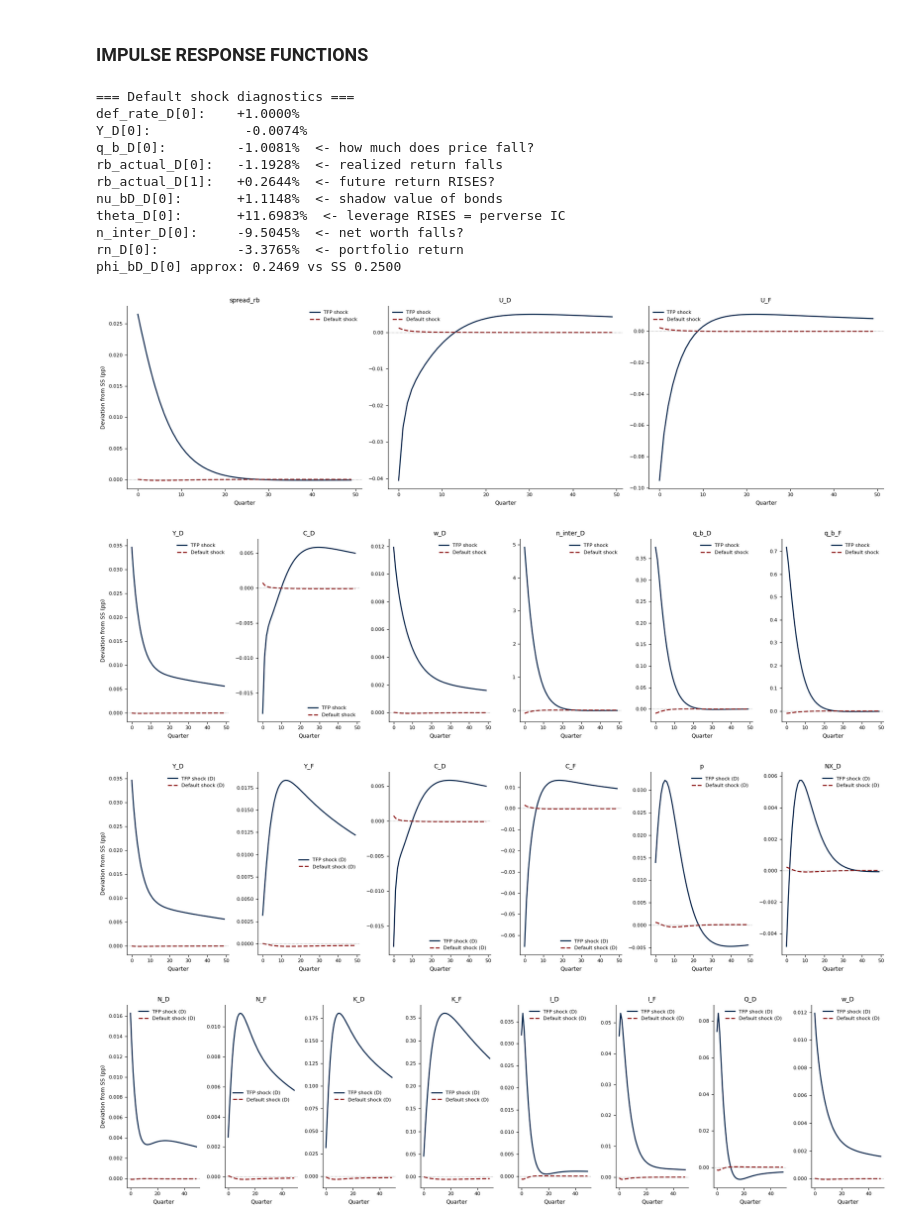
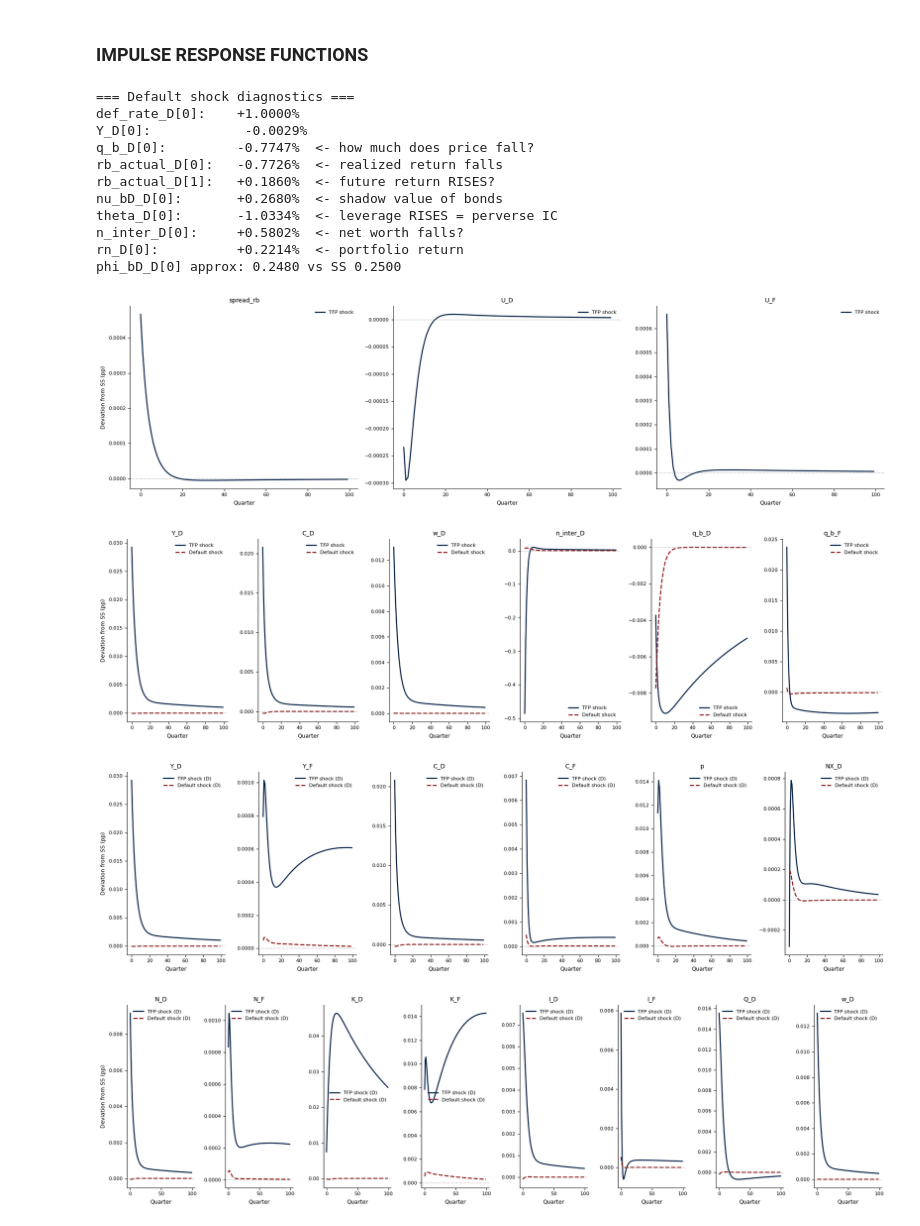
Before and after one commit to Daniel-Jensen/Quantitative_Model, a Jupyter notebook: model_v12.ipynb, the cells around one changed output. Saved outputs shown, nothing was run; the diff lists cells and outputs as text; code cells hidden in the pictures.

```diff
--- a/model_v12.ipynb
+++ b/model_v12.ipynb
@@ -31,18 +31,18 @@ calibration_start = {
 
     # ── Preferences ──────────────────────────────────────────────────────
     #                              D               F
-    'frisch_D':     1.0,    'frisch_F':     1.0,    # Frisch elasticity of labour supply
+    'frisch_D':     0.50,    'frisch_F':     0.50,    # Frisch elasticity of labour supply
     'eis_D':        0.5,    'eis_F':        0.5,    # Elasticity of intertemporal substitution
 
     # ── Rates & Asset Prices ─────────────────────────────────────────────
     'rdep_D':       0.000, 'rdep_F':       0.000, # Real deposit rate (initial guess; endogenous in transition)
-    'q_b_D':        0.82,   'q_b_F':        0.83,   # Bond price (initial guess)
+    'q_b_D':        0.83,   'q_b_F':        0.83,   # Bond price (initial guess)
     'Q_D':          1.0,    'Q_F':          1.0,    # Tobin's q
 
     # ── Production ───────────────────────────────────────────────────────
     'alpha_D':      0.35,   'alpha_F':      0.35,   # Capital share
     'delta_D':      0.025, 'delta_F':      0.025,   # Quarterly depreciation rate
-    'ksi_D':        0.5,    'ksi_F':        0.5,    # Capital adjustment cost curvature
+    'ksi_D':        0.50,    'ksi_F':        0.50,    # Capital adjustment cost curvature
 
     # ── Long-term bonds ───────────────────────────────────────────────────
     'delta_b_D':   0.05,   'delta_b_F':    0.05,
@@ -54,12 +54,9 @@ calibration_start = {
     'w_D':          0.65,   'w_F':          0.65,   # Real wage
 
     # ── Financial Intermediaries (Gertler-Karadi) ─────────────────────────
-    'f_D':          0.06,   'f_F':          0.06,   # Exit probability
+    'f_D':          0.12,   'f_F':          0.12,   # Exit probability
     'lambda_gk_D':  0.2,    'lambda_gk_F':  0.2,    # Divertability fraction (IC constraint & P1 Bellman)
-    # Intermediary-specific discount factors (distinct from household beta_D/beta_F).
-    # These govern bond pricing (bond_price_ss_*) and banker Bellman (intermediation_P1_*).
-    # Calibrate to target empirical steady-state bond yields rb_actual_D / rb_actual_F.
-    'beta_inter_D': 0.995795,  'beta_inter_F': 0.995795,  # Banker discount factors → 1.7%/yr govt bond yield
+    'beta_inter_D': 0.9975155088,  'beta_inter_F': 0.9975155088,  # Banker discount factors → 1.7%/yr govt bond yield
     'Delta_bD_D':   0.2,    'Delta_bF_F':   0.2,    # Domestic bonds (preferred — better collateral)
     'Delta_bF_D':   0.4,    'Delta_bD_F':   0.4,    # Foreign bonds (penalised — weaker collateral)
     'lambda_BD_D':  0.06,   'lambda_BF_F':  0.06,   # Domestic bond risk-weight (FOC spread)
@@ -77,25 +74,26 @@ calibration_start = {
     'b_gov_D':      0.6*4,  'b_gov_F':      0.6*4,  # Government bonds outstanding (face value)
     'b_gov_ss_D':   0.6*4,  'b_gov_ss_F':   0.6*4,  # SS debt anchor
 
-    # ── Fiscal Rule (transfers) ──────────────────────────────────────────
-    'tau_D':        0.181,  'tau_F':        0.181,  # Tax rate
-    'lamb_D':       0.85,   'lamb_F':       0.85,   # Transfer-to-output ratio
-    'lamb_ss_D':    0.85,   'lamb_ss_F':    0.85,   # SS transfer anchor
-    'phi_lamb_D':   0.4,    'phi_lamb_F':   0.4,    # Surplus response to debt gap (Bohn rule)
+    # ── Fiscal Rule (lump-sum tax Bohn rule) ─────────────────────────────
+    'tau_D':        0.181,  'tau_F':        0.181,  # Tax progressivity
+    'lamb_D':       0.85,   'lamb_F':       0.85,   # Tax scale (FIXED — never adjusts in transition)
+    'lamb_ss_D':    0.85,   'lamb_ss_F':    0.85,   # SS anchor (reference only)
+    'phi_lamb_D':   0.02,   'phi_lamb_F':   0.02,   # Lump-sum Bohn rule coefficient
 
     # ── Sovereign Default ────────────────────────────────────────────────
     'shock_def_D':      0.000,  'shock_def_F':      0.0,    # Exogenous default shock
+    'T_ls_D':           0.000,  'T_ls_F':           0.000,  # Lump-sum fiscal tax (0 at SS; adjusts with debt)
     'def_rate_D':       0.000,  'def_rate_F':       0.0,    # Default rate (SS = 0)
-    'def_scale_D':      0.0,    'def_scale_F':      0.0,    # Endogenous default sensitivity
+    'def_scale_D':      0.25,   'def_scale_F':      0.25,   # Endogenous default sensitivity
     'def_curvature_D':  0.5,    'def_curvature_F':  0.5,    # Power-function curvature
     'def_offset_D':     0.05,   'def_offset_F':     0.05,   # Linearisation offset
-    'recovery_rate_D':  0.40,   'recovery_rate_F':  0.40,   # Recovery on defaulted debt
-    'zeta_writeoff_D':  1.0,    'zeta_writeoff_F':  1.0,    # 1 = full write-off; 0 = coupon haircut
+    'recovery_rate_D':  0.00,   'recovery_rate_F':  0.00,   # Recovery on defaulted debt
+    'zeta_writeoff_D':  0.0,    'zeta_writeoff_F':  0.0,    # 1 = full write-off; 0 = coupon haircut
     'writeoff_enabled_D': 0.0,  'writeoff_enabled_F': 0.0,  # 0 = pure risk shock (no write-off); 1 = write-off regime
 
     # ── Intermediary Capital Adjustment Cost (Auclert 2019) ──────────────
-    'chi0_D':           0.01,   'chi0_F':           0.01,   # Regularisation constant (prevents division by zero)
-    'chi1_D':           2.5,    'chi1_F':           2.5,    # Cost scale
+    'chi0_D':           0.00,   'chi0_F':           0.00,   # Regularisation constant (prevents division by zero)
+    'chi1_D':           0.05,    'chi1_F':           0.05,    # Cost scale
     'chi2_D':           2.0,    'chi2_F':           2.0,    # Cost curvature (2 = quadratic)
 
     # ── Macroprudential Bond Tax ──────────────────────────────────────────
@@ -105,7 +103,7 @@ calibration_start = {
     # ── Trade & Terms of Trade ───────────────────────────────────────────
     'omega':            0.85,   # Home bias in consumption
     'epsilon_trade':    1.5,    # Trade elasticity
-    'p':                1.0,    # Terms of trade (Guess)
+    'p':                0.50,    # Terms of trade (Guess)
 
     # ── Cross-Border Bond Portfolio ──────────────────────────────────────
     'phi_bF_D_ss':  0.25,   'phi_bD_F_ss':  0.25,   # Initial portfolio shares (used to seed b_F_D/b_D_F)
@@ -120,7 +118,7 @@ calibration_start = {
     # ── Idiosyncratic Income Process (Rouwenhorst grid) ──────────────────
     'rho_z_D':  0.90,    'rho_z_F':  0.90,           # AR(1) persistence
     'sigma_z_D': 0.3,   'sigma_z_F': 0.3,           # Innovation std dev
-    'nZ_D':     7,     'nZ_F':     7,             # Income grid points
+    'nZ_D':     15,     'nZ_F':     15,             # Income grid points
     'nDep_D':   500,    'nDep_F':   500,            # Deposit grid points
     'Depmax_D': 150,    'Depmax_F': 150,            # Max deposit (borrowing limit)
 }
@@ -244,6 +242,7 @@ ss.toplevel['value_F'] = float(ss['beta_inter_F']) * float(ss['Omega_F']) * (1 +
 for k, v in {
     'tau_mp_D':        0.0,  'tau_mp_F':        0.0,
     'T_D':             0.0,  'T_F':             0.0,
+    'T_ls_D':          0.0,  'T_ls_F':          0.0,
     'b_F_D_res':       0.0,  'b_D_F_res':       0.0,
     'rb_D_res':        0.0,  'rb_F_res':        0.0,
     'labor_mkt_res_D': 0.0,  'labor_mkt_res_F': 0.0,
@@ -865,7 +888,7 @@ _LINESTYLES = ['-', '--', '-.', ':']
 _MARKERS    = ['', '', '', 'o']
 
 def show_irfs(irfs_list, variables, labels=None,
-              ylabel='Deviation from SS (pp)', T_plot=50, figsize=(18, 5)):
+              ylabel='Deviation from SS (pp)', T_plot=100, figsize=(18, 5)):
 
     labels = labels or [''] * len(irfs_list)
     n_var  = len(variables)
@@ -915,27 +938,27 @@ print(f"phi_bD_D[0] approx: {phi_bD_0:.4f} vs SS {phi_bD_ss:.4f}")
 # %% [output]
 === Default shock diagnostics ===
 def_rate_D[0]:    +1.0000%
-Y_D[0]:            -0.0074%
-q_b_D[0]:         -1.0081%  <- how much does price fall?
-rb_actual_D[0]:   -1.1928%  <- realized return falls
-rb_actual_D[1]:   +0.2644%  <- future return RISES?
-nu_bD_D[0]:       +1.1148%  <- shadow value of bonds
-theta_D[0]:       +11.6983%  <- leverage RISES = perverse IC
-n_inter_D[0]:     -9.5045%  <- net worth falls?
-rn_D[0]:          -3.3765%  <- portfolio return
-phi_bD_D[0] approx: 0.2469 vs SS 0.2500
+Y_D[0]:            -0.0029%
+q_b_D[0]:         -0.7747%  <- how much does price fall?
+rb_actual_D[0]:   -0.7726%  <- realized return falls
+rb_actual_D[1]:   +0.1860%  <- future return RISES?
+nu_bD_D[0]:       +0.2680%  <- shadow value of bonds
+theta_D[0]:       -1.0334%  <- leverage RISES = perverse IC
+n_inter_D[0]:     +0.5802%  <- net worth falls?
+rn_D[0]:          +0.2214%  <- portfolio return
+phi_bD_D[0] approx: 0.2480 vs SS 0.2500
 # %%
 # Overview: output, consumption, real wage, bank net worth, bond rate
-show_irfs([irfs_Z_D, irfs_def_D], ['spread_rb','U_D',"U_F"],['TFP shock', 'Default shock'])
+show_irfs([irfs_def_D], ['spread_rb','U_D',"U_F"],['TFP shock', 'Default shock'])
 # %% [output]
-[figure, old version]
+[figure, new version]
 # %%
 # Overview: output, consumption, real wage, bank net worth, bond rate
 show_irfs([irfs_Z_D, irfs_def_D],
           ['Y_D', 'C_D', 'w_D', 'n_inter_D', 'q_b_D', 'q_b_F'],
           ['TFP shock', 'Default shock'])
 # %% [output]
-[figure, old version]
+[figure, new version]
 # %%
 # ── 1. Output, Consumption & Trade ────────────────────────────────────────
 # With flexible prices, inflation is zero; terms of trade p and NX adjust to
@@ -943,7 +966,7 @@ show_irfs([irfs_Z_D, irfs_def_D],
 show_irfs([irfs_Z_D, irfs_def_D], labels=['TFP shock (D)', 'Default shock (D)'],
           variables=['Y_D', 'Y_F', 'C_D', 'C_F', 'p', 'NX_D'])
 # %% [output]
-[figure, old version]
+[figure, new version]
 # %%
 # ── 2. Labour, Capital & TFP ──────────────────────────────────────────────
 # Suggestion: add Q (Tobin's q) and rk — these reveal whether output
@@ -951,7 +974,7 @@ show_irfs([irfs_Z_D, irfs_def_D], labels=['TFP shock (D)', 'Default shock (D)'],
 show_irfs([irfs_Z_D, irfs_def_D], labels=['TFP shock (D)', 'Default shock (D)'],
           variables=['N_D', 'N_F', 'K_D', 'K_F', 'I_D', 'I_F', 'Q_D', 'w_D'])
 # %% [output]
-[figure, old version]
+[figure, new version]
 # %%
 # ── 3. Factor Prices ──────────────────────────────────────────────────────────
 # Under flexible prices mc = 1 always; the interesting margins are factor prices.
```
Also changed, not shown: parts of 23 cells of this notebook, 3 other files.
